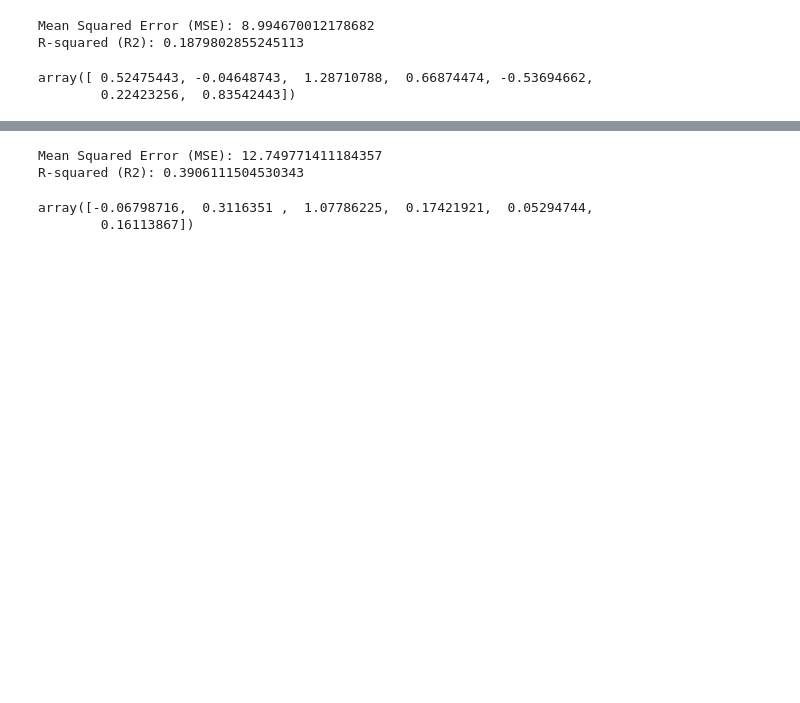
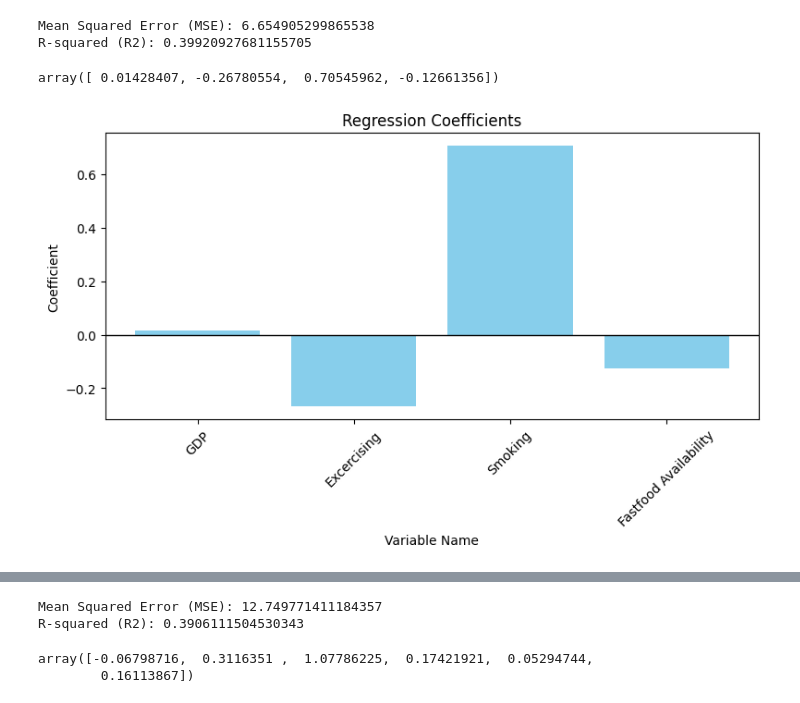
Before and after one commit to heiligni/SWAN, a Jupyter notebook: swan/regression.ipynb, the cells around one changed output, grey strips where cells are left out. Saved outputs shown, nothing was run; the diff lists cells and outputs as text; code cells hidden in the pictures; blank space fills up the shorter version.

Commit message:
regression

```diff
--- a/swan/regression.ipynb
+++ b/swan/regression.ipynb
@@ -73,7 +89,9 @@ new_column_names = {
     'tacobell': 'Taco Bell',
     'dominos': 'Dominos',
     'kfc': 'KFC',
-    'gdp_22': 'GDP'
+    'gdp_22': 'GDP',
+    'all': 'Fastfood Availability',
+    'mc_tb_do_kc': 'Fastfood'
     }
 
 renamed_df = merged_data.rename(columns=new_column_names)
@@ -99,16 +114,14 @@ data = renamed_df.drop(["StateDesc"], axis=1)
 #X = data.drop(["Obesity"], axis=1)
 y = data["Obesity"]
 
-X = data[["TotalPopulation", "GDP", "Excercising", "McDonalds", "Burger King", "Binge Drinking", "Health Insurance", "Smoking"]]
-
-#
+X = data[["TotalPopulation", "GDP", "Excercising", "Smoking", 'Fastfood Availability']]
 
 X_train, X_test, y_train, y_test = train_test_split(X, y, test_size=0.2, random_state=42)
 
 columns_to_normalize = ['GDP', 'TotalPopulation']
 
 # Initialize the MinMaxScaler
-scaler = MinMaxScaler()
+scaler = MinMaxScaler((0, 100))
 
 # Fit and transform the selected columns
 X_train[columns_to_normalize] = scaler.fit_transform(X_train[columns_to_normalize])
@@ -118,6 +131,7 @@ model = LinearRegression()
 
 # Fitting the model with the training data
 model.fit(X_train.drop(["TotalPopulation"], axis=1), y_train, sample_weight=X_train["TotalPopulation"])
+# model.fit(X_train.drop(["TotalPopulation"], axis=1), y_train)
 
 X_test[columns_to_normalize] = scaler.transform(X_test[columns_to_normalize])
 
@@ -130,10 +144,35 @@ r2 = r2_score(y_test, y_pred)
 print(f"Mean Squared Error (MSE): {mse}")
 print(f"R-squared (R2): {r2}")
 # %% [output]
-Mean Squared Error (MSE): 8.994670012178682
-R-squared (R2): 0.1879802855245113
+Mean Squared Error (MSE): 6.654905299865538
+R-squared (R2): 0.39920927681155705
 # %%
 model.coef_
 # %% [output]
-array([ 0.52475443, -0.04648743,  1.28710788,  0.66874474, -0.53694662,
-        0.22423256,  0.83542443])
+array([ 0.01428407, -0.26780554,  0.70545962, -0.12661356])
+# %%
+coef_df = pd.DataFrame({
+    'name': ["GDP", "Excercising", "Smoking", 'Fastfood Availability'],
+    'coefficient': model.coef_
+})
+
+plt.figure(figsize=(8, 5))  # Set the figure size (width, height)
+
+# Create a bar plot
+plt.bar(coef_df['name'], coef_df['coefficient'], color='skyblue')
+
+# Set labels and title
+plt.xlabel('Variable Name')
+plt.ylabel('Coefficient')
+plt.title('Regression Coefficients')
+plt.axhline(y=0, color='black', linestyle='-', linewidth=1)
+
+
+# Rotate x-axis labels for better readability
+plt.xticks(rotation=45)
+
+# Show plot
+plt.tight_layout()  # Adjust layout for better appearance
+plt.show()
+# %% [output]
+[figure, added]
```
Also changed, not shown: parts of 8 cells of this notebook.
